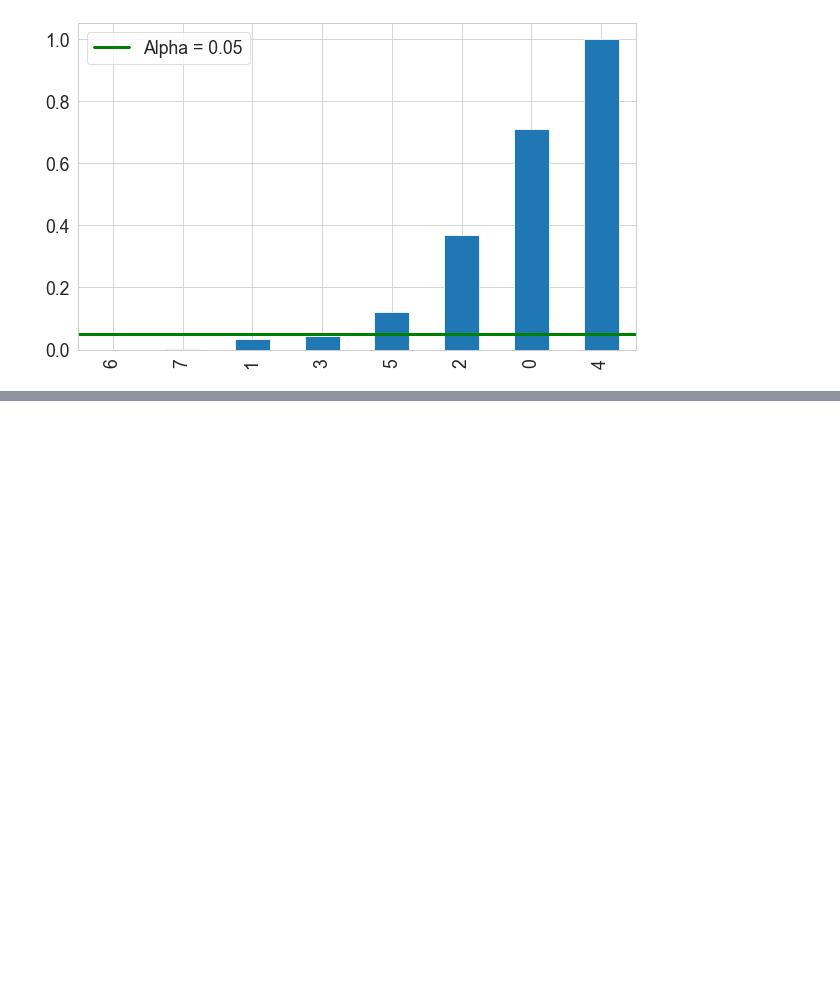
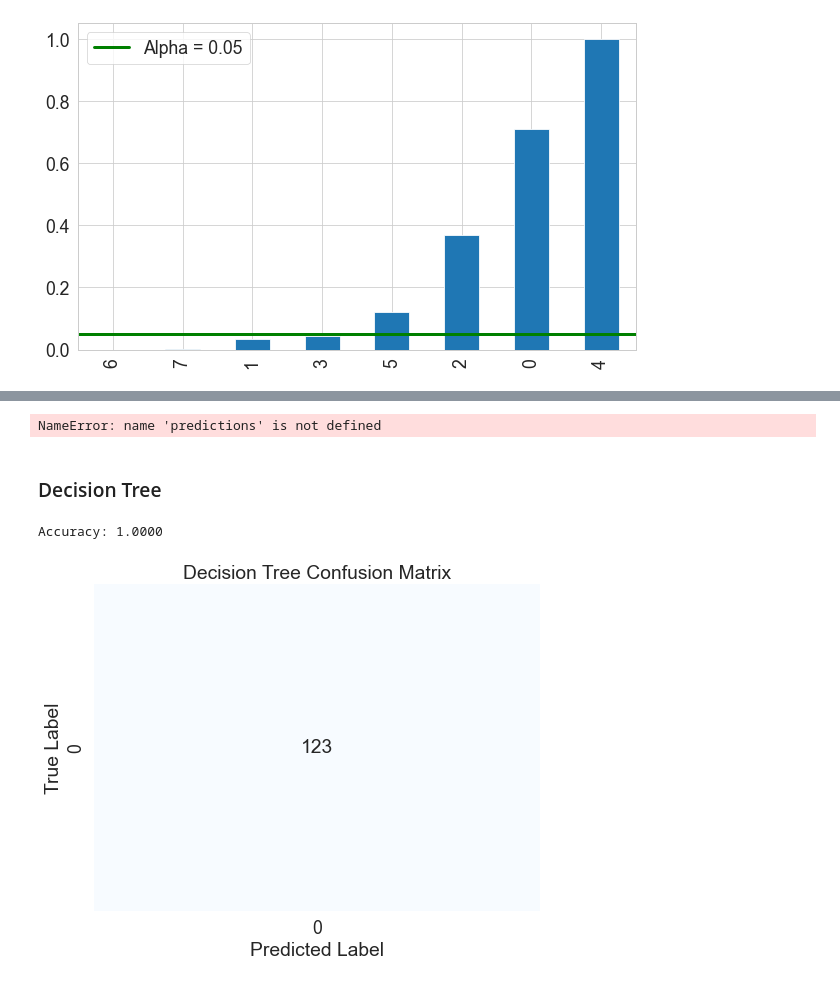
Before and after one commit to Muhammad-Sheraz-ds/Loan-Status-Prediction, a Jupyter notebook: Loan-Status-Prediction.ipynb, the cells around one changed output, grey strips where cells are left out. Cells and saved outputs as stored; diff of their text form; code cells hidden in the pictures; blank space fills up the shorter version.

```diff
--- a/Loan-Eligibility-Prediction.ipynb
+++ b/Loan-Status-Prediction.ipynb
@@ -415,10 +359,9 @@ ordinal = [2,3]
 # %%
 from sklearn.pipeline import Pipeline
 
-
-numeric_cols = [5,6,7]
-categorical_cols = [0,1,4,8,9,10]
-ordinal = [2,3]
+numeric_cols = [2,3,4]
+categorical_cols = [0,5]
+ordinal = [1]
 
 numeric_transformer = Pipeline(steps=[
     ('imputer1', SimpleImputer(strategy='mean')),
@@ -618,0 +434,27 @@ Accuracy: 0.7967
+# %%
+report = classification_report(y_test, predictions)
+print(f"Classification Report:\n{report}")
+# %% [output]
+NameError: name 'predictions' is not defined
+# %% [markdown]
+### Decision Tree
+# %%
+dt_classifier = DecisionTreeClassifier()
+dt_classifier.fit(x_train, y_train)
+predictions = dt_classifier.predict(x_test)
+# %%
+accuracy = accuracy_score(y_test, predictions)
+print(f"Accuracy: {accuracy:.4f}")
+# %% [output]
+Accuracy: 1.0000
+# %%
+confusion_mat = confusion_matrix(y_test, predictions)
+
+plt.figure(figsize=(8, 6))
+sns.heatmap(confusion_mat, annot=True, fmt="d", cmap="Blues", cbar=False)
+plt.title(f"Decision Tree Confusion Matrix")
+plt.xlabel("Predicted Label")
+plt.ylabel("True Label")
+plt.show()
+# %% [output]
+[figure, added]
```
Also changed, not shown: parts of 57 cells of this notebook, 2 other files.
